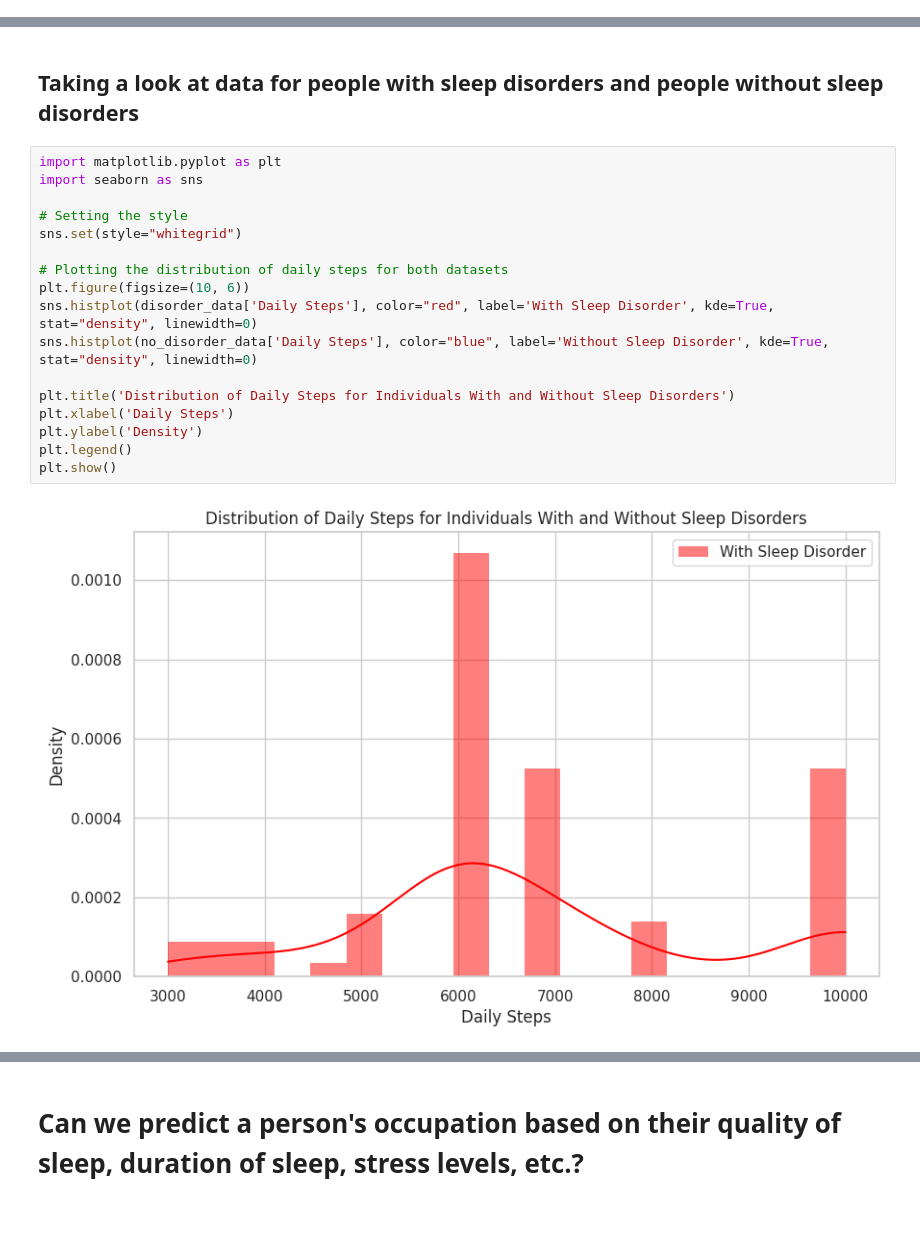
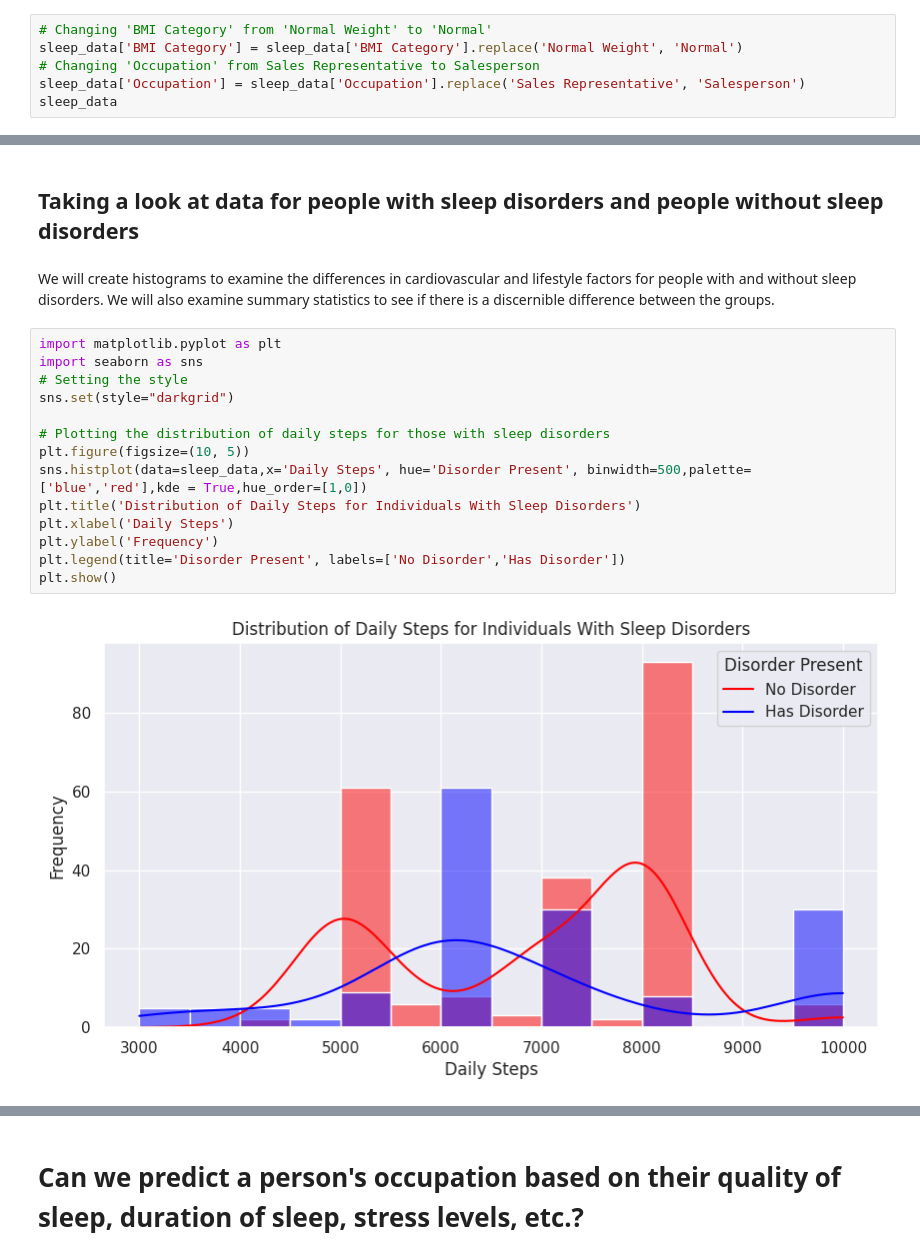
Before and after one commit to smarrapu05/stat315final, a Jupyter notebook: notebook.ipynb, the cells around one changed output, grey strips where cells are left out. Drawn from its saved outputs; the diff is of its cells as text; blank space fills up the shorter version.

```diff
--- a/notebook.ipynb
+++ b/notebook.ipynb
@@ -102,0 +150,6 @@ Through examining the minimum and maximum values of our data, we can see that th
+# %%
+# Changing 'BMI Category' from 'Normal Weight' to 'Normal'
+sleep_data['BMI Category'] = sleep_data['BMI Category'].replace('Normal Weight', 'Normal')
+# Changing 'Occupation' from Sales Representative to Salesperson
+sleep_data['Occupation'] = sleep_data['Occupation'].replace('Sales Representative', 'Salesperson')
+sleep_data
@@ -159,22 +245,21 @@ disorder_data = sleep_data[sleep_data['Disorder Present'] == 1]
 # Can we predict if a person has a sleep disorder based on cardiovascular and lifestyle factors?
 # %% [markdown]
 ## Taking a look at data for people with sleep disorders and people without sleep disorders
+# %% [markdown]
+We will create histograms to examine the differences in cardiovascular and lifestyle factors for people with and without sleep disorders. We will also examine summary statistics to see if there is a discernible difference between the groups.
 # %%
 import matplotlib.pyplot as plt
 import seaborn as sns
+# Setting the style
+sns.set(style="darkgrid")
 
-# Setting the style
-sns.set(style="whitegrid")
-
-# Plotting the distribution of daily steps for both datasets
-plt.figure(figsize=(10, 6))
-sns.histplot(disorder_data['Daily Steps'], color="red", label='With Sleep Disorder', kde=True, stat="density", linewidth=0)
-sns.histplot(no_disorder_data['Daily Steps'], color="blue", label='Without Sleep Disorder', kde=True, stat="density", linewidth=0)
-
-plt.title('Distribution of Daily Steps for Individuals With and Without Sleep Disorders')
+# Plotting the distribution of daily steps for those with sleep disorders
+plt.figure(figsize=(10, 5))
+sns.histplot(data=sleep_data,x='Daily Steps', hue='Disorder Present', binwidth=500,palette=['blue','red'],kde = True,hue_order=[1,0])
+plt.title('Distribution of Daily Steps for Individuals With Sleep Disorders')
 plt.xlabel('Daily Steps')
-plt.ylabel('Density')
-plt.legend()
+plt.ylabel('Frequency')
+plt.legend(title='Disorder Present', labels=['No Disorder','Has Disorder'])
 plt.show()
 # %% [output]
-[figure, old version]
+[figure, new version]
```
Also changed, not shown: parts of 67 cells of this notebook, 2 other files.
